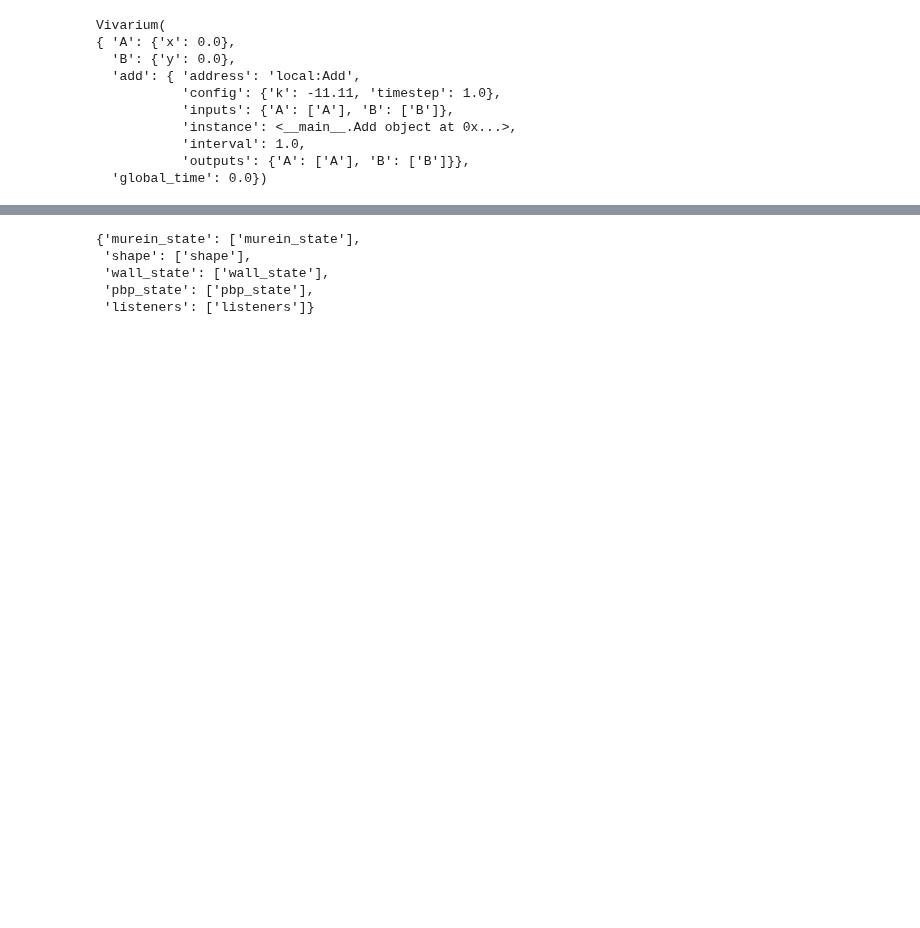
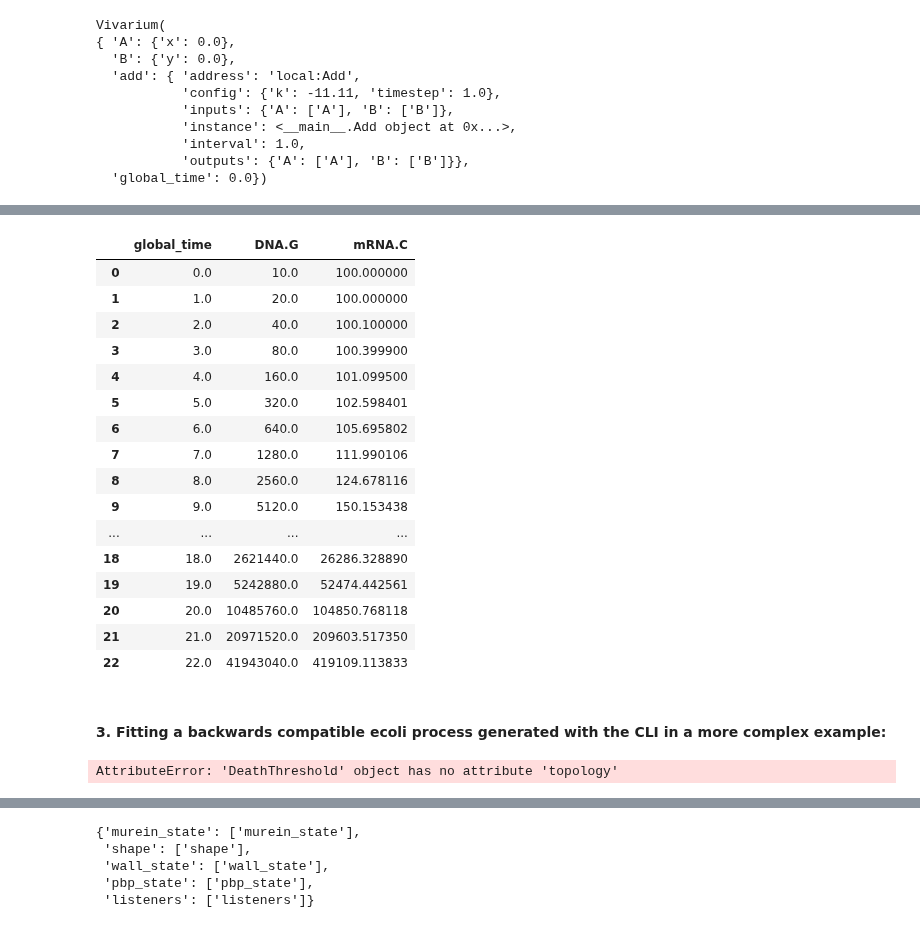
Before and after one commit to vivarium-collective/vEcoli, a Jupyter notebook: notebooks/pbg_migration.ipynb, the cells around one changed output, grey strips where cells are left out. Saved outputs shown, nothing was run; the diff lists cells and outputs as text; code cells hidden in the pictures; blank space fills up the shorter version.

```diff
--- a/notebooks/pbg_migration.ipynb
+++ b/notebooks/pbg_migration.ipynb
@@ -168,0 +159,2 @@ viv.plot_timeseries()
+# %%
+viv2 = make_vivarium(core)
@@ -168,0 +168,23 @@ viv.plot_timeseries()
+# %%
+# add process
+viv2.add_process(
+    process_id='tx',
+    name='Tx',
+    inputs=tx.stores,
+    outputs=tx.stores
+)
+
+# set initial vals
+initial_state = tx.initial_state()
+viv2.set_value(
+    path=['DNA', 'G'],
+    value=initial_state.get('DNA').get('G')
+)
+viv2.set_value(
+    path=['mRNA', 'C'],
+    value=initial_state.get('mRNA').get('C')
+)
+
+# add emitter
+viv2.add_emitter()
+viv2
@@ -169 +211,27 @@ viv.plot_timeseries()
+# %%
+%matplotlib inline
+
+viv2.run(22)
+ts2 = viv2.get_timeseries()
+ts2
+# %% [output]
+|  | global_time | DNA.G | mRNA.C |
+| 0 | 0.0 | 10.0 | 100.000000 |
+| 1 | 1.0 | 20.0 | 100.000000 |
+| 2 | 2.0 | 40.0 | 100.100000 |
+| 3 | 3.0 | 80.0 | 100.399900 |
+| 4 | 4.0 | 160.0 | 101.099500 |
+| 5 | 5.0 | 320.0 | 102.598401 |
+| 6 | 6.0 | 640.0 | 105.695802 |
+| 7 | 7.0 | 1280.0 | 111.990106 |
+| 8 | 8.0 | 2560.0 | 124.678116 |
+| 9 | 9.0 | 5120.0 | 150.153438 |
+| ... | ... | ... | ... |
+| 18 | 18.0 | 2621440.0 | 26286.328890 |
+| 19 | 19.0 | 5242880.0 | 52474.442561 |
+| 20 | 20.0 | 10485760.0 | 104850.768118 |
+| 21 | 21.0 | 20971520.0 | 209603.517350 |
+| 22 | 22.0 | 41943040.0 | 419109.113833 |
+# %% [markdown]
+#### 3. Fitting a backwards compatible ecoli process generated with the CLI in a more complex example:
 # %%
@@ -171,7 +239,9 @@ viv2 = make_vivarium()
 # %%
-wall_id = 'ecoli-cell-wall-edited'
-viv2.add_process(
-    process_id=wall_id,
-    name='wall-0',
+pid = 'threshold-converted'
+viv3.add_process(
+    process_id=pid,
+    name='thresh-0',
 )
+# %% [output]
+AttributeError: 'DeathThreshold' object has no attribute 'topology'
 # %%
```
Also changed, not shown: parts of 24 cells of this notebook.
